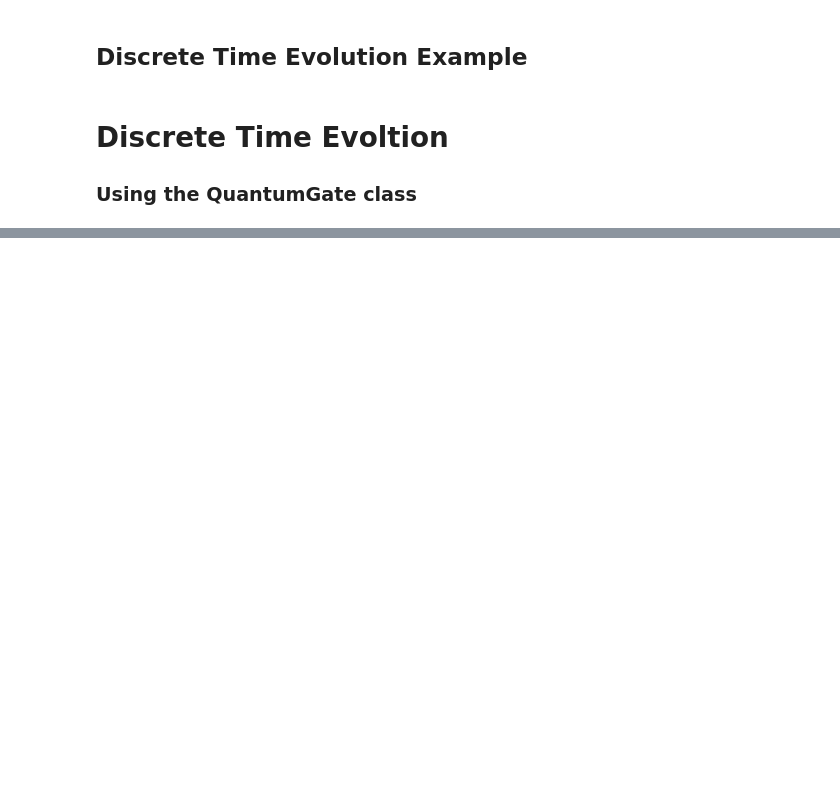
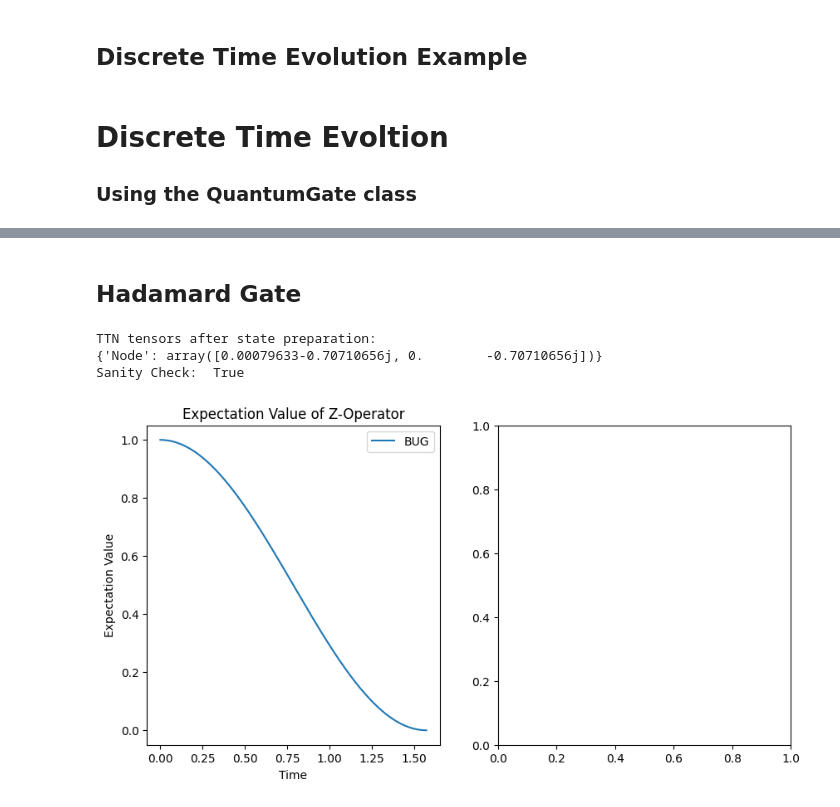
Before and after one commit to jallaisufi/master-thesis, a Jupyter notebook: example_notebooks/gates_hamiltonian/gate_simulation.ipynb, the cells around one changed output, grey strips where cells are left out. Cells and saved outputs as stored; diff of their text form; code cells hidden in the pictures; blank space fills up the shorter version.

```diff
--- a/example_notebooks/gates_hamiltonian/gate_simulation.ipynb
+++ b/example_notebooks/gates_hamiltonian/gate_simulation.ipynb
@@ -215,0 +456,29 @@ NameError: name 'create_binary_tree' is not defined
+# %% [markdown]
+## Hadamard Gate
+# %%
+from pytreenet.core.node import Node
+from pytreenet.ttns.ttns import TreeTensorNetworkState
+
+
+y_gate = HadamardGate()
+dim = 2
+node_id = "Node"
+sq_state = np.asarray([1.0, 0.0], dtype=complex)
+sq_node = Node(identifier=node_id)
+sq_ttns = TreeTensorNetworkState()
+sq_ttns.add_root(sq_node, sq_state)
+
+new_ttns = y_gate.apply_gate(
+    sq_ttns, node_id, time_step_size=0.01, final_time=np.pi / 2
+)
+
+
+print("TTN tensors after state preparation:")
+print(new_ttns.tensors)
+
+y_gate.plot()
+# %% [output]
+TTN tensors after state preparation:
+{'Node': array([0.00079633-0.70710656j, 0.        -0.70710656j])}
+Sanity Check:  True
+[figure, added]
```
Also changed, not shown: parts of 25 cells of this notebook, 2 other files.
